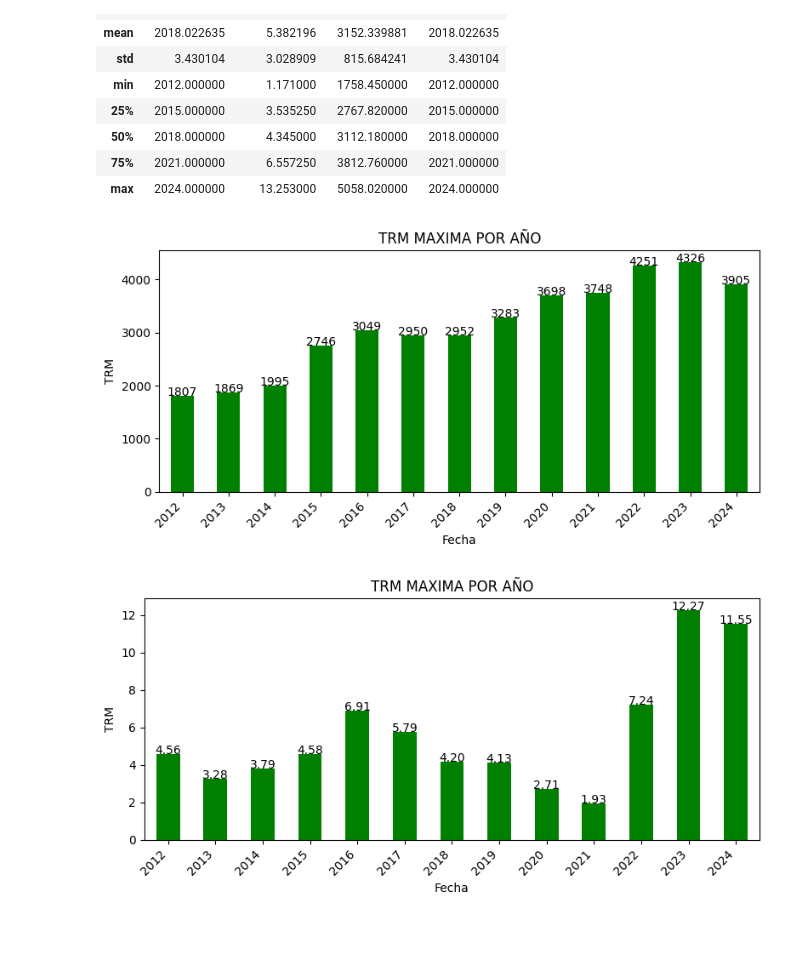
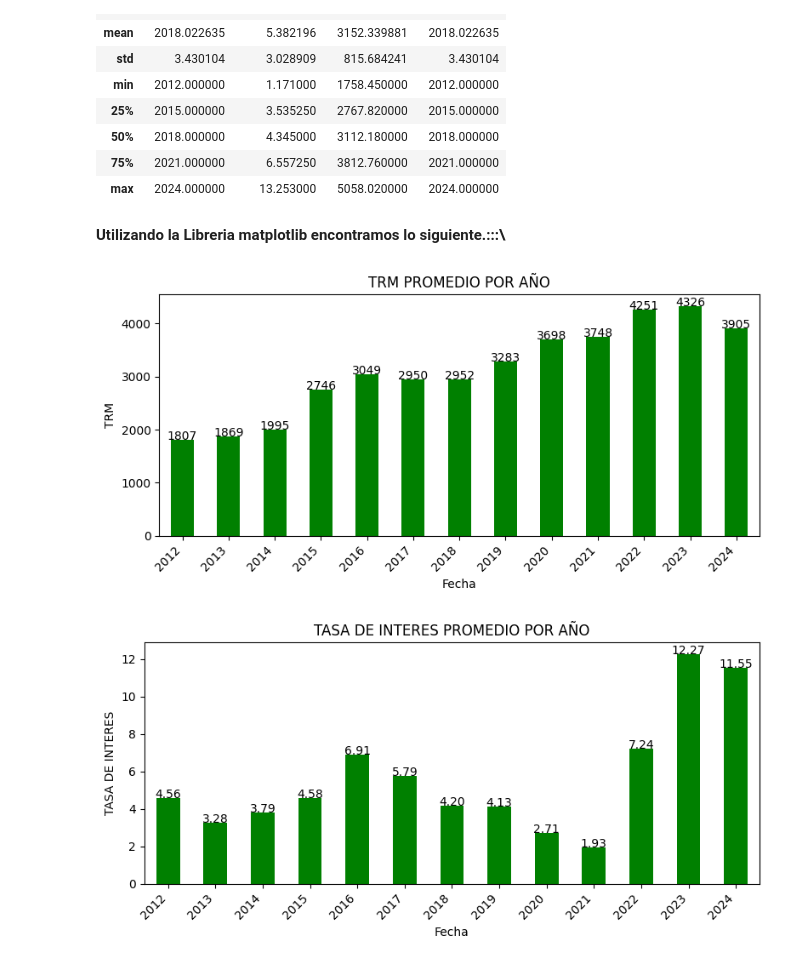
Before and after one commit to juanvalencia13/TalenTech, a Jupyter notebook: Proyecto_Talentech.ipynb, the cells around one changed output. Cells and saved outputs as stored; diff of their text form; code cells hidden in the pictures; blank space fills up the shorter version.

```diff
--- a/Proyecto_Talentech.ipynb
+++ b/Proyecto_Talentech.ipynb
@@ -100,9 +114,9 @@ pd.read_csv("trm.csv")
 | 7862 | 643.42 | COP | 1991-02-12T00:00:00Z | Febrero | 1991 | 1991-02-12T00:00:00Z |
 7863 rows × 6 columns
 # %%
-trm= pd.read_csv("trm.csv")
+trm= pd.read_csv("TalenTech/trm.csv")
 # %%
-interes= pd.read_csv("interes.csv")
+interes= pd.read_csv("TalenTech/interes.csv")
 # %%
 trm.dtypes
 # %% [output]
@@ -279,11 +289,13 @@ df_union.describe()
 | 50% | 2018.000000 | 4.345000 | 3112.180000 | 2018.000000 |
 | 75% | 2021.000000 | 6.557250 | 3812.760000 | 2021.000000 |
 | max | 2024.000000 | 13.253000 | 5058.020000 | 2024.000000 |
+# %% [markdown]
+**Utilizando la Libreria matplotlib encontramos lo siguiente.:::\\**
 # %%
 comp_fecha = df_union.groupby('Year_trm')['TRM'].mean()
 plt.figure(figsize=(8, 4))
 comp_fecha.plot(kind='bar', color='green')
-plt.title('TRM MAXIMA POR AÑO')
+plt.title('TRM PROMEDIO POR AÑO')
 plt.xlabel('Fecha')
 plt.ylabel('TRM')
 plt.xticks(rotation=45, ha='right')
@@ -293,19 +305,19 @@ for i, value in enumerate(comp_fecha.values):
     plt.text(i, value , f"{value:.0f}", ha='center') # Format the value as a floating-point number
 plt.show()
 # %% [output]
-[figure, old version]
+[figure, new version]
 # %%
 comp_fecha = df_union.groupby('year_interes')['valor_tasa'].mean()
 plt.figure(figsize=(8, 4))
 comp_fecha.plot(kind='bar', color='green')
-plt.title('TRM MAXIMA POR AÑO')
+plt.title('TASA DE INTERES PROMEDIO POR AÑO')
 plt.xlabel('Fecha')
-plt.ylabel('TRM')
+plt.ylabel('TASA DE INTERES')
 plt.xticks(rotation=45, ha='right')
 plt.tight_layout()
 # Iterate over the index and values of the comp_fecha Series instead of the trm DataFrame
 for i, value in enumerate(comp_fecha.values):
     plt.text(i, value , f"{value:.2f}", ha='center') # Format the value as a floating-point number
 plt.show()
 # %% [output]
-[figure, old version]
+[figure, new version]
```
Also changed, not shown: parts of 25 cells of this notebook.
